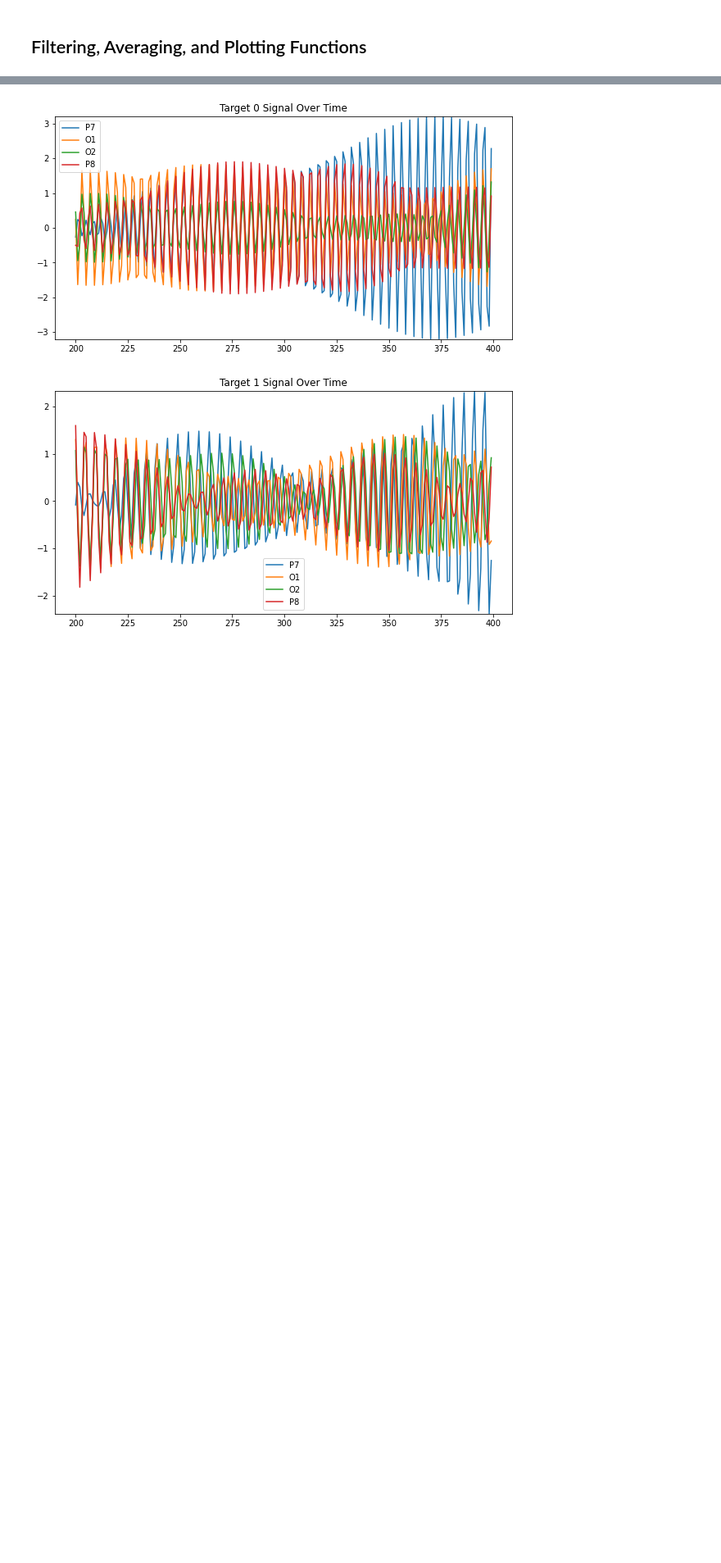
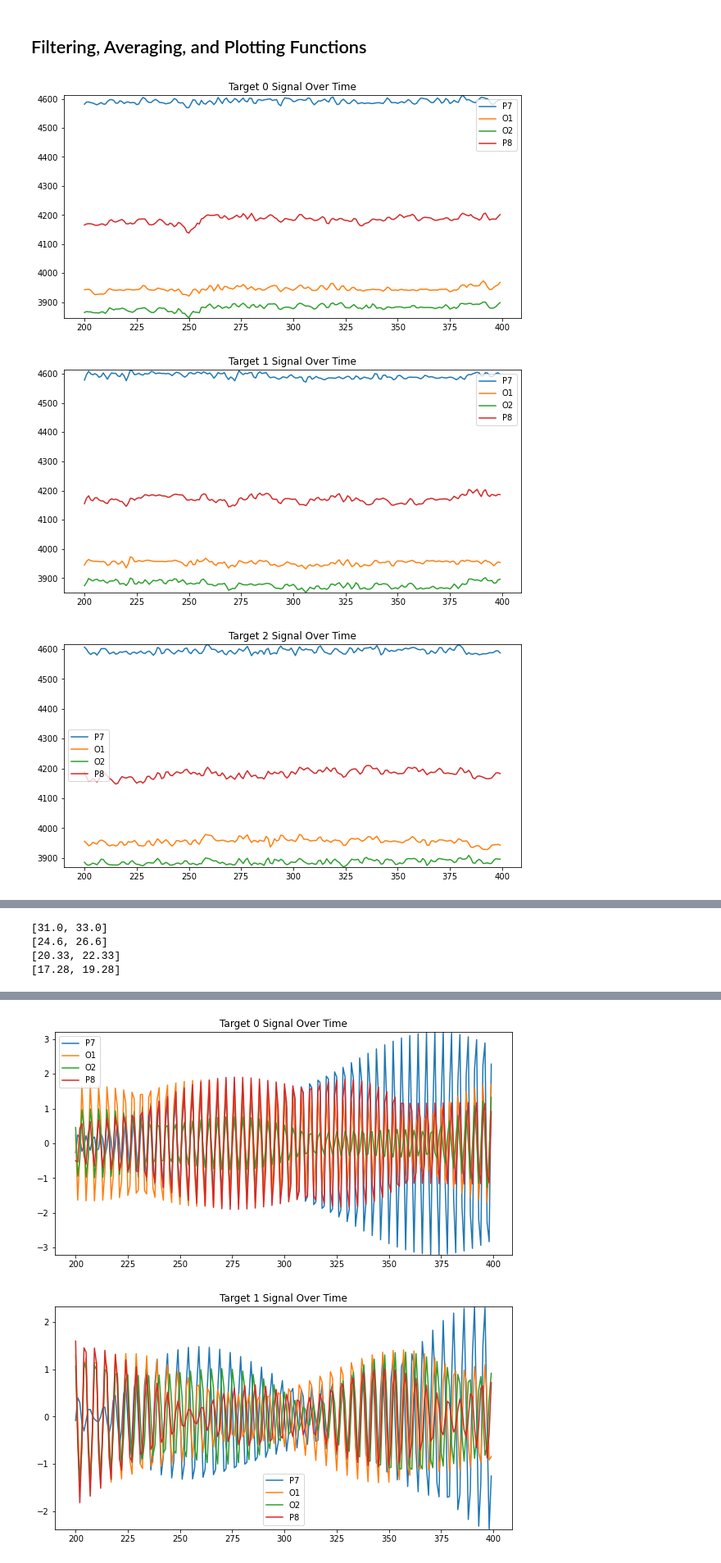
Before and after one commit to PeZeqo/capstone_pokemon_bci, a Jupyter notebook: cca_classify_simple.ipynb, the cells around one changed output, grey strips where cells are left out. Shown: that part at 82% size. Saved outputs shown, nothing was run; the diff lists cells and outputs as text; code cells hidden in the pictures; blank space fills up the shorter version.

```diff
--- a/cca_classify_simple.ipynb
+++ b/cca_classify_simple.ipynb
@@ -35,6 +35,14 @@ targets[0].head
 # check size - make sure each target is the same length
 for i in range(num_targets):
     print('length target {} = {}'.format(i, len(targets[i].index)))
+
+# copy unfiltered data
+original_data = [None] * num_targets
+for i in range(num_targets):
+    original_data[i] = pd.read_csv(dataset_name+str(i)+'.csv')
+    original_data[i]['Unnamed: 0'] = [i % 129 for i in range(len(original_data[i].index))]
+    original_data[i].rename(columns = {'Unnamed: 0': 'Counter'}, inplace=True)
+original_data[0].head
 # %% [output]
 length target 0 = 3200
 length target 1 = 3200
@@ -155,3 +197,9 @@ def averaging():
 
         averages.append(average_for_target)
     return averages
+# %%
+plot_time_all(start=200, end=400)
+# %% [output]
+[figure, added]
+[figure, added]
+[figure, added]
@@ -158,3 +207,13 @@ def averaging():
+# %%
+frequencies = [32.0, 25.6, 21.33, 18.28]
+
+fir_filter()
+fir_filter(frequencies)
+# %% [output]
+[31.0, 33.0]
+[24.6, 26.6]
+[20.33, 22.33]
+[17.28, 19.28]
 # %%
 plot_time_all()
 # %% [output]
```
Also changed, not shown: parts of 16 cells of this notebook, 3 other files.
